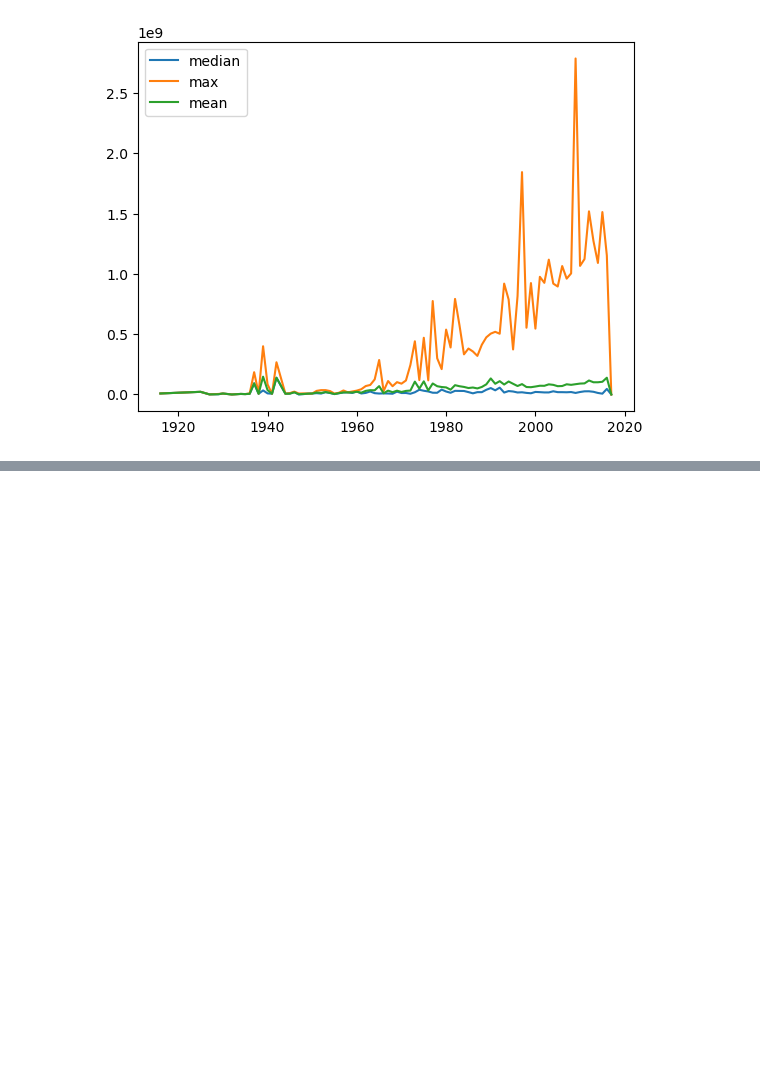
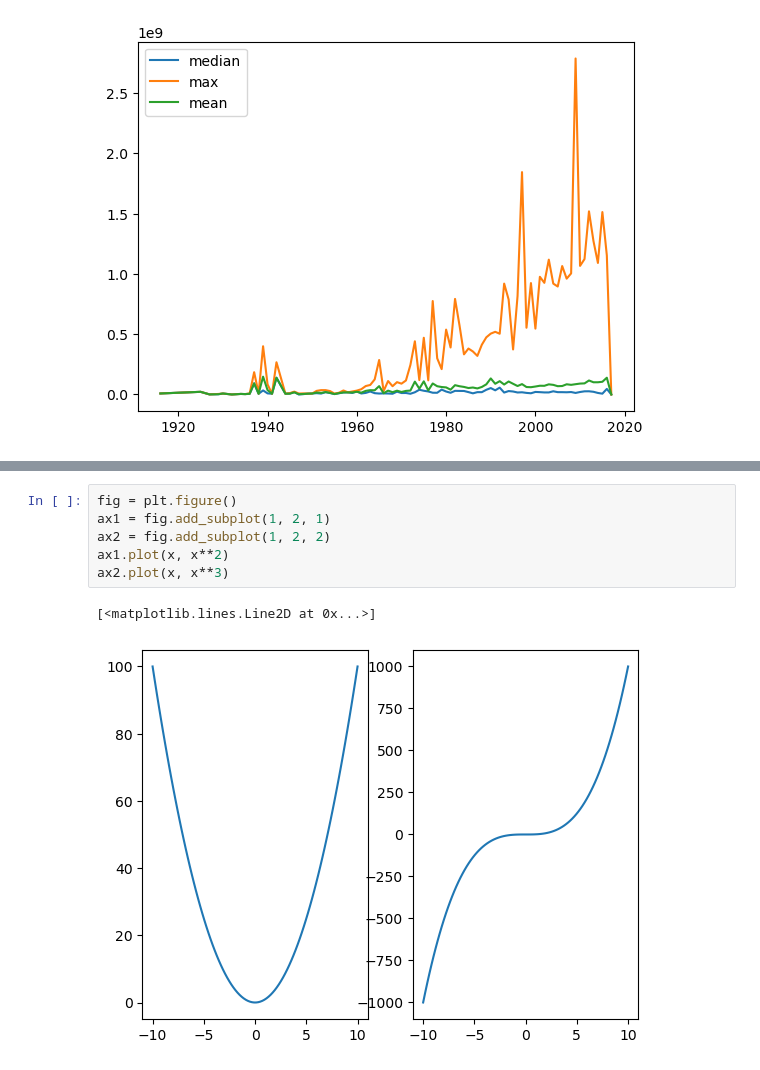
Before and after one commit to takuya178/DS-python, a Jupyter notebook: Matplotlib.ipynb, the cells around one changed output, grey strips where cells are left out. Saved outputs shown, nothing was run; the diff lists cells and outputs as text; blank space fills up the shorter version.

```diff
--- a/Matplotlib.ipynb
+++ b/Matplotlib.ipynb
@@ -111,0 +124,9 @@ See the caveats in the documentation: https://pandas.pydata.org/pandas-docs/stab
+# %%
+fig = plt.figure()
+ax1 = fig.add_subplot(1, 2, 1)
+ax2 = fig.add_subplot(1, 2, 2)
+ax1.plot(x, x**2)
+ax2.plot(x, x**3)
+# %% [output]
+[<matplotlib.lines.Line2D at 0x...>]
+[figure, added]
```
Also changed, not shown: parts of 9 cells of this notebook.
